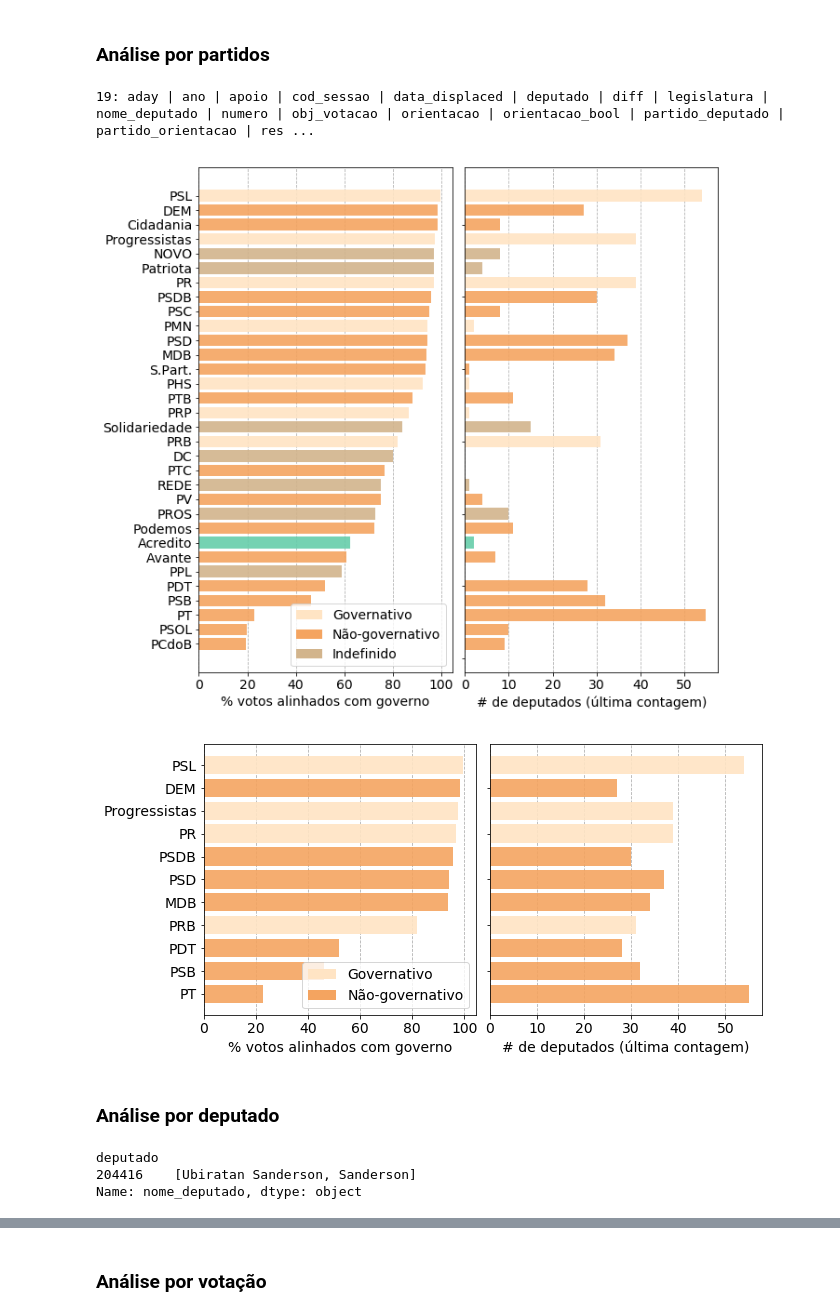
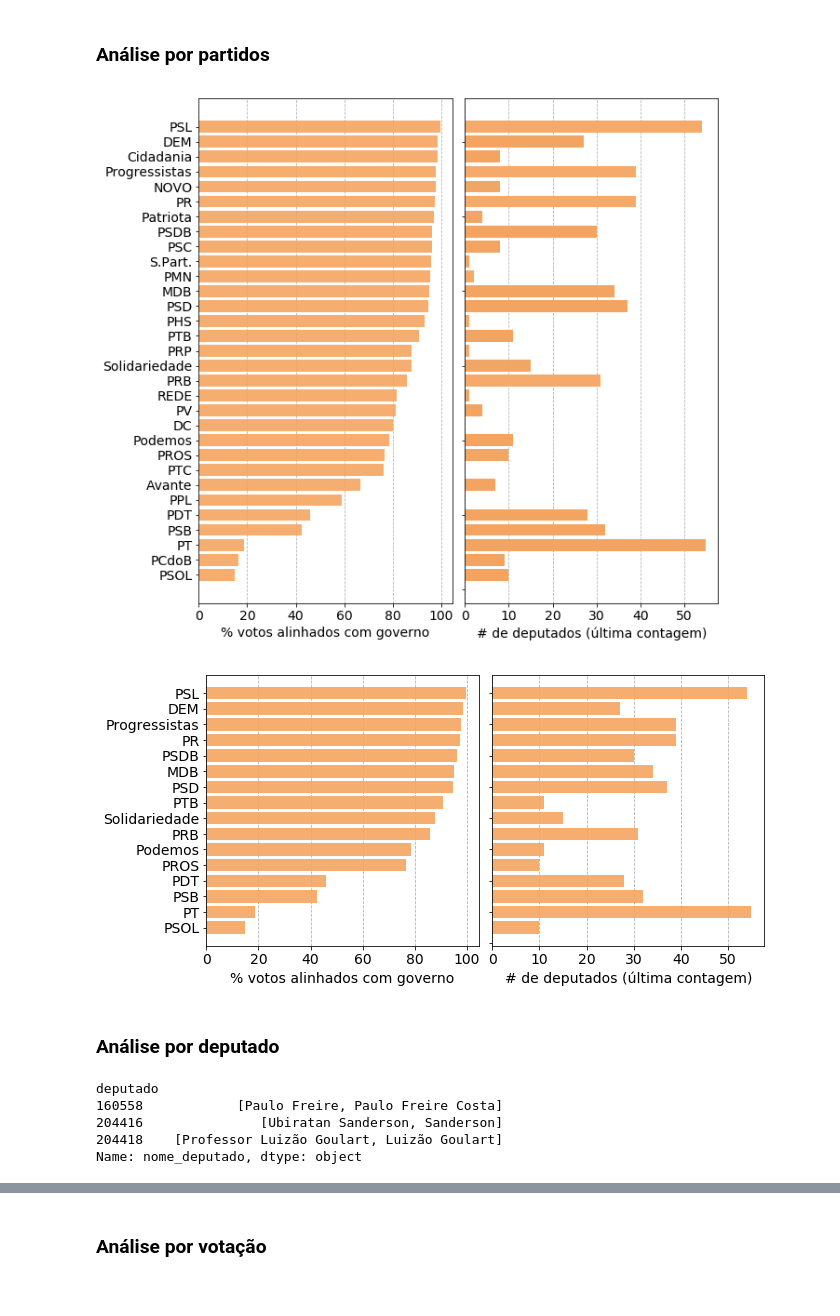
Before and after one commit to gabinete-compartilhado-acredito/100-dias-congresso, a Jupyter notebook: analises/votacoes_deputados.ipynb, the cells around one changed output, grey strips where cells are left out. Drawn from its saved outputs; the diff is of its cells as text; code cells hidden in the pictures.

```diff
--- a/analises/votacoes_deputados.ipynb
+++ b/analises/votacoes_deputados.ipynb
@@ -31,7 +31,7 @@ WHERE data_displaced BETWEEN DATE \'{}\' AND DATE \'{}\''.format(initial_date, f
 
 r = pd.read_gbq(query, project_id='gabinete-compartilhado',
                 dialect='standard',
-                private_key='../keys-configs/gabinete-compartilhado.json')
+                private_key='../../keys-configs/gabinete-compartilhado-42394b04e230.json')
 # %%
 #togo = r.reset_index()
 #togo.to_json('../dados/votacoes/votacao+orientacao_2019-04-17.json', force_ascii=False)
@@ -144,23 +144,23 @@ apoioAcredito  = xu.freq(v.loc[(v.partido_orientacao=='Governo') &
 apoioByPartido = pd.DataFrame({'partido':np.append(partidosAtuais,'Acredito'),
                                'freq':np.append(apoioGoverno,apoioAcredito),
                                'fisio':np.append(fisiologico,False)}).sort_values('freq').reset_index()
+# %%
+# Sem o Acredito:
+apoioByPartido = pd.DataFrame({'partido':partidosAtuais,
+                               'freq':apoioGoverno,
+                               'fisio':fisiologico}).sort_values('freq').reset_index()
 # %%
 # Tamanho atual da bancada:
 #NdepByPartido = v.loc[v.legislatura==56].groupby('partido_deputado')['deputado'].nunique()
 NdepByPartido = v.loc[v.legislatura==56].sort_values('timestamp')\
 [['deputado', 'partido_deputado']].drop_duplicates(subset='deputado', keep='last').groupby('partido_deputado').size()
-NdepByPartido = NdepByPartido.append(pd.Series([2],index=['Acredito']))
+#NdepByPartido = NdepByPartido.append(pd.Series([2],index=['Acredito']))
 NdepByPartido.name = 'ndeputados'
 # %%
 # Número médio de votos em favor do governo, por partido:
 apoioEvotosByPartido = apoioByPartido.join(NdepByPartido,on='partido',how='outer')
 apoioEvotosByPartido['nvotosmedio'] = apoioEvotosByPartido.freq*apoioEvotosByPartido.ndeputados
 #apoioEvotosByPartido = apoioEvotosByPartido.sort_values('nvotosmedio').reset_index(drop=True)
-# %%
-# debug
-xu.unique(v.columns)
-# %% [output]
-19: aday | ano | apoio | cod_sessao | data_displaced | deputado | diff | legislatura | nome_deputado | numero | obj_votacao | orientacao | orientacao_bool | partido_deputado | partido_orientacao | res ...
 # %%
 # Plot de todos os partidos:
 def fisioC(f):
@@ -171,12 +171,14 @@ def fisioC(f):
     else:
         return 'sandybrown'
 cores = map(fisioC,apoioEvotosByPartido.fisio.values)
-cores[apoioEvotosByPartido.loc[apoioEvotosByPartido.partido=='Acredito'].index.values[0]] = 'mediumaquamarine'
-x = np.arange(1,1+len(partidosAtuais)+1)
+#cores[apoioEvotosByPartido.loc[apoioEvotosByPartido.partido=='Acredito'].index.values[0]] = 'mediumaquamarine'
+#x = np.arange(1,1+len(partidosAtuais)+1)
+x = np.arange(1,1+len(partidosAtuais))
 pl.figure(figsize=(10,10))
 
 pl.subplot(1,2,1)
-pl.barh(x,100*apoioEvotosByPartido.freq.values,color=cores, zorder=2, alpha=0.9)
+#pl.barh(x,100*apoioEvotosByPartido.freq.values,color=cores, zorder=2, alpha=0.9)
+pl.barh(x,100*apoioEvotosByPartido.freq.values,color='sandybrown', zorder=2, alpha=0.9)
 pl.yticks(x,apoioEvotosByPartido.partido.values)
 pl.xlabel(u'% votos alinhados com governo', fontsize=14)
 pl.gca().tick_params(labelsize=14)
@@ -186,10 +188,11 @@ pl.grid(axis='x',zorder=0, linestyle='--')
 legend_elements = [Patch(facecolor='bisque', label='Governativo'),
                    Patch(facecolor='sandybrown',     label=u'Não-governativo'),
                    Patch(facecolor='tan',     label=u'Indefinido')]
-pl.legend(handles=legend_elements, fontsize=14, loc='lower right')
+#pl.legend(handles=legend_elements, fontsize=14, loc='lower right')
 
 pl.subplot(1,2,2)
 pl.barh(x,apoioEvotosByPartido.ndeputados.values,color=cores, zorder=2, alpha=0.9)
+pl.barh(x,apoioEvotosByPartido.ndeputados.values,color='sandybrown', zorder=2, alpha=0.9)
 #pl.yticks(x,apoioEvotosByPartido.partido.values)
 pl.gca().tick_params(labelleft=False)
 pl.xlabel(u'# de deputados (última contagem)', fontsize=14)
@@ -197,52 +200,55 @@ pl.gca().tick_params(labelsize=14)
 pl.grid(axis='x',zorder=0, linestyle='--')
 
 pl.subplots_adjust(wspace=0.05)
-#xu.saveFigWdate('graficos/apoio_ao_governo_partidos+tamanho.pdf')
+#xu.saveFigWdate('graficos/apoio_ao_governo_partidos+tamanho.png')
 pl.show()
 # %% [output]
-[figure, old version]
+[figure, new version]
 # %%
-# Plot dos partidos com 20 ou mais deputados:
-apoioEvotosByPartidoG = apoioEvotosByPartido.loc[apoioEvotosByPartido.ndeputados>=20]
+# Plot dos partidos com X ou mais deputados:
+apoioEvotosByPartidoG = apoioEvotosByPartido.loc[apoioEvotosByPartido.ndeputados>=10]
 partidosAtuaisG = apoioEvotosByPartidoG.partido.unique()
 
 def fisioC(f):
     if f==1:
         return 'bisque'
     elif f==0:
         return 'tan'
     else:
         return 'sandybrown'
 cores = map(fisioC,apoioEvotosByPartidoG.fisio.values)
 #cores[apoioEvotosByPartidoG.loc[apoioEvotosByPartidoG.partido=='Acredito'].index.values[0]] = 'mediumaquamarine'
 x = np.arange(1,1+len(partidosAtuaisG))
 pl.figure(figsize=(10,5))
 
 pl.subplot(1,2,1)
-pl.barh(x,100*apoioEvotosByPartidoG.freq.values,color=cores, zorder=2, alpha=0.9)
+#pl.barh(x,100*apoioEvotosByPartidoG.freq.values,color=cores, zorder=2, alpha=0.9)
+pl.barh(x,100*apoioEvotosByPartidoG.freq.values,color='sandybrown', zorder=2, alpha=0.9)
 pl.yticks(x,apoioEvotosByPartidoG.partido.values)
 pl.xlabel(u'% votos alinhados com governo', fontsize=14)
 pl.gca().tick_params(labelsize=14)
 pl.grid(axis='x',zorder=0, linestyle='--')
 
 # Legenda:
 legend_elements = [Patch(facecolor='bisque', label='Governativo'),
-                   Patch(facecolor='sandybrown',     label=u'Não-governativo')]
-pl.legend(handles=legend_elements, fontsize=14, loc='lower right')
+                   Patch(facecolor='sandybrown',     label=u'Não-governativo'),
+                   Patch(facecolor='tan',     label=u'Indefinido')]
+#pl.legend(handles=legend_elements, fontsize=14, loc='lower right')
 
 pl.subplot(1,2,2)
-pl.barh(x,apoioEvotosByPartidoG.ndeputados.values,color=cores, zorder=2, alpha=0.9)
+#pl.barh(x,apoioEvotosByPartidoG.ndeputados.values,color=cores, zorder=2, alpha=0.9)
+pl.barh(x,apoioEvotosByPartidoG.ndeputados.values,color='sandybrown', zorder=2, alpha=0.9)
 #pl.yticks(x,apoioEvotosByPartidoG.partido.values)
 pl.gca().tick_params(labelleft=False)
 pl.xlabel(u'# de deputados (última contagem)', fontsize=14)
 pl.gca().tick_params(labelsize=14)
 pl.grid(axis='x',zorder=0, linestyle='--')
 
 pl.subplots_adjust(wspace=0.05)
-#xu.saveFigWdate('graficos/apoio_ao_governo_partidosG+tamanho.pdf')
+#xu.saveFigWdate('graficos/apoio_ao_governo_partidos10+tamanho.pdf')
 pl.show()
 # %% [output]
-[figure, old version]
+[figure, new version]
 # %% [markdown]
 ### Análise por deputado
 # %%
@@ -252,7 +258,9 @@ grbyDep = orientGovAtual.groupby('deputado')
 grbyDep['nome_deputado'].unique()[grbyDep['nome_deputado'].nunique()!=1]
 # %% [output]
 deputado
-204416    [Ubiratan Sanderson, Sanderson]
+160558            [Paulo Freire, Paulo Freire Costa]
+204416               [Ubiratan Sanderson, Sanderson]
+204418    [Professor Luizão Goulart, Luizão Goulart]
 Name: nome_deputado, dtype: object
 # %%
 idTabata = v.loc[v.nome_deputado=='Tabata Amaral']['deputado'].unique()[0]
```
Also changed, not shown: parts of 18 cells of this notebook, 9 other files.
